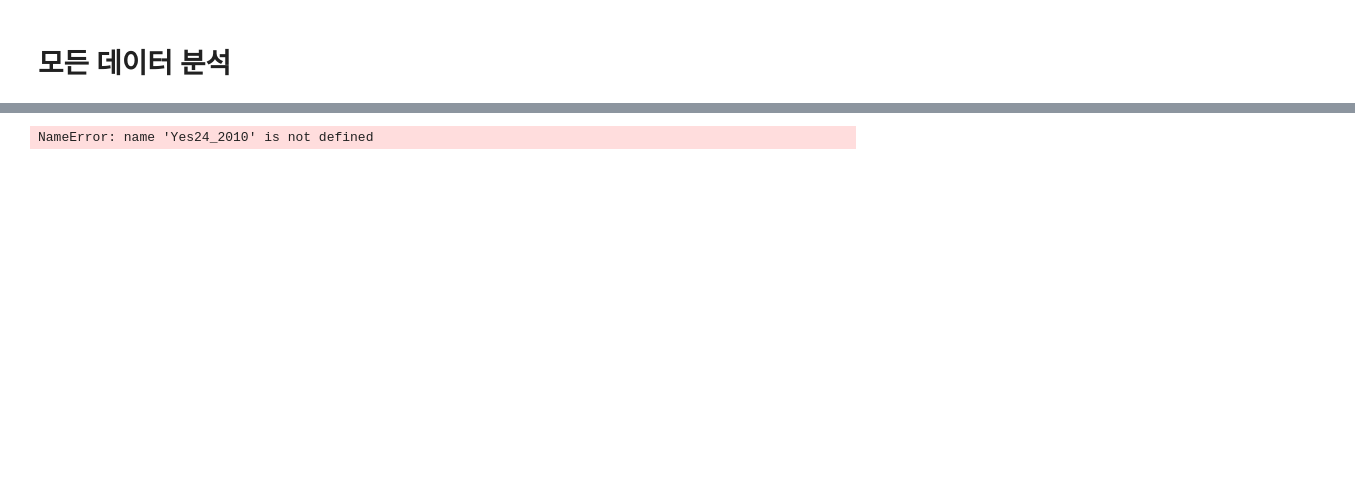
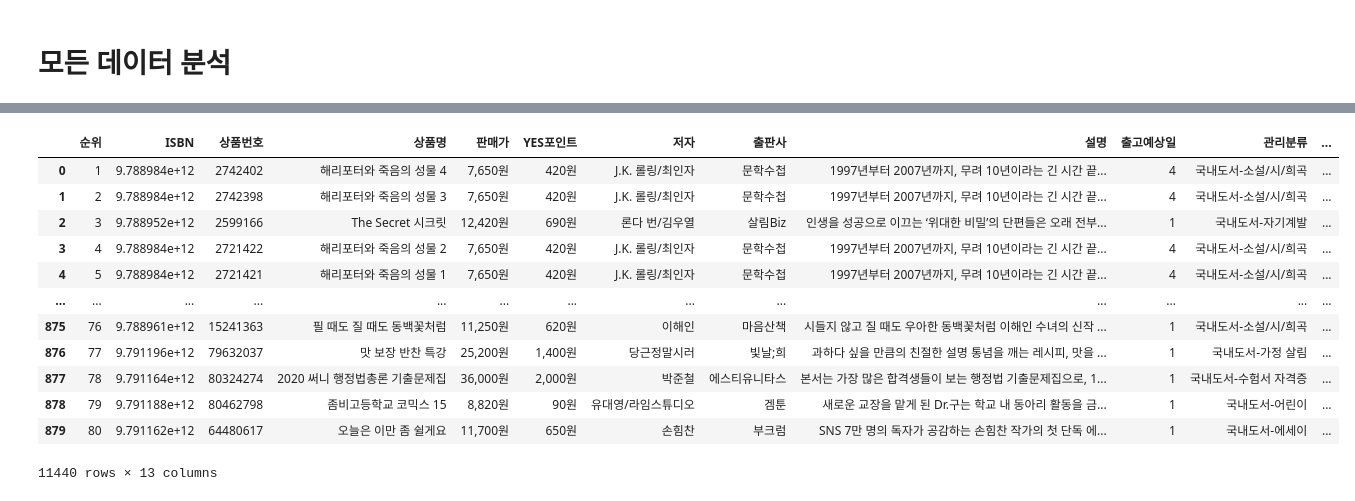
Before and after one commit to twg12/Bestseller-Analysis, a Jupyter notebook: Yes24 Bestseller/Total.ipynb, the cells around one changed output, grey strips where cells are left out. Cells and saved outputs as stored; diff of their text form; code cells hidden in the pictures; blank space fills up the shorter version.

```diff
--- a/Yes24 Bestseller/Total.ipynb
+++ b/Yes24 Bestseller/Total.ipynb
@@ -405,6 +556,26 @@ Yes24_201809 = pd.read_csv('201809.csv', encoding = 'cp949')
 Yes24_201810 = pd.read_csv('201810.csv', encoding = 'cp949')
 Yes24_201811 = pd.read_csv('201811.csv', encoding = 'cp949')
 Yes24_201812 = pd.read_csv('201812.csv', encoding = 'cp949')
+# %%
+List_2018 = [Yes24_201801, Yes24_201802, Yes24_201803, Yes24_201804, Yes24_201805, Yes24_201806, Yes24_201807, Yes24_201808, Yes24_201809, Yes24_201810, Yes24_201811, Yes24_201812]
+
+Yes24_2018 = pd.concat([Yes24_201801, Yes24_201802, Yes24_201803, Yes24_201804, Yes24_201805, Yes24_201806, Yes24_201807, Yes24_201808, Yes24_201809, Yes24_201810, Yes24_201811, Yes24_201812], ignore_index=True)
+
+for bs_list in List_2018:
+        bs_list['Year'] = '2018'
+
+Yes24_201801['Month'] = 1
+Yes24_201802['Month'] = 2
+Yes24_201803['Month'] = 3
+Yes24_201804['Month'] = 4
+Yes24_201805['Month'] = 5
+Yes24_201806['Month'] = 6
+Yes24_201807['Month'] = 7
+Yes24_201808['Month'] = 8
+Yes24_201809['Month'] = 9
+Yes24_201810['Month'] = 10
+Yes24_201811['Month'] = 11
+Yes24_201812['Month'] = 12
 # %%
 Yes24_201901 = pd.read_csv('201901.csv', encoding = 'cp949')
 Yes24_201902 = pd.read_csv('201902.csv', encoding = 'cp949')
@@ -417,3 +588,10 @@ Yes24_201908 = pd.read_csv('201908.csv', encoding = 'cp949')
 Yes24_201909 = pd.read_csv('201909.csv', encoding = 'cp949')
 Yes24_201910 = pd.read_csv('201910.csv', encoding = 'cp949')
 Yes24_201911 = pd.read_csv('201911.csv', encoding = 'cp949')
+# %%
+List_2019 = [Yes24_201901, Yes24_201902, Yes24_201903, Yes24_201904, Yes24_201905, Yes24_201906, Yes24_201907, Yes24_201908, Yes24_201909, Yes24_201910, Yes24_201911]
+
+Yes24_2019 = pd.concat([Yes24_201901, Yes24_201902, Yes24_201903, Yes24_201904, Yes24_201905, Yes24_201906, Yes24_201907, Yes24_201908, Yes24_201909, Yes24_201910, Yes24_201911], ignore_index=True)
+
+for bs_list in List_2019:
+        bs_list['Year'] = '2019'
@@ -420,5 +610,17 @@ Yes24_201911 = pd.read_csv('201911.csv', encoding = 'cp949')
 # %%
-Total = pd.concat([Yes24_2008, Yes24_2009, Yes24_2010, Yes24_2011, Yes24_2012, Yes24_2013, Yes24_2014, Yes24_2015, Yes24_2016,Yes24_2017,Yes24_2018,Yes24_2019,], sort = False)
-Total.head(1)
+Total = pd.concat([Yes24_2008, Yes24_2009, Yes24_2010, Yes24_2011, Yes24_2012, Yes24_2013, Yes24_2014, Yes24_2015, Yes24_2016,Yes24_2017,Yes24_2018,Yes24_2019], sort = False)
+Total
 # %% [output]
+|  | 순위 | ISBN | 상품번호 | 상품명 | 판매가 | YES포인트 | 저자 | 출판사 | 설명 | 출고예상일 | 관리분류 | ... |
+| 0 | 1 | 9.788984e+12 | 2742402 | 해리포터와 죽음의 성물 4 | 7,650원 | 420원 | J.K. 롤링/최인자 | 문학수첩 | 1997년부터 2007년까지, 무려 10년이라는 긴 시간 끝... | 4 | 국내도서-소설/시/희곡 | ... |
+| 1 | 2 | 9.788984e+12 | 2742398 | 해리포터와 죽음의 성물 3 | 7,650원 | 420원 | J.K. 롤링/최인자 | 문학수첩 | 1997년부터 2007년까지, 무려 10년이라는 긴 시간 끝... | 4 | 국내도서-소설/시/희곡 | ... |
+| 2 | 3 | 9.788952e+12 | 2599166 | The Secret 시크릿 | 12,420원 | 690원 | 론다 번/김우열 | 살림Biz | 인생을 성공으로 이끄는 ‘위대한 비밀’의 단편들은 오래 전부... | 1 | 국내도서-자기계발 | ... |
+| 3 | 4 | 9.788984e+12 | 2721422 | 해리포터와 죽음의 성물 2 | 7,650원 | 420원 | J.K. 롤링/최인자 | 문학수첩 | 1997년부터 2007년까지, 무려 10년이라는 긴 시간 끝... | 4 | 국내도서-소설/시/희곡 | ... |
+| 4 | 5 | 9.788984e+12 | 2721421 | 해리포터와 죽음의 성물 1 | 7,650원 | 420원 | J.K. 롤링/최인자 | 문학수첩 | 1997년부터 2007년까지, 무려 10년이라는 긴 시간 끝... | 4 | 국내도서-소설/시/희곡 | ... |
+| ... | ... | ... | ... | ... | ... | ... | ... | ... | ... | ... | ... | ... |
+| 875 | 76 | 9.788961e+12 | 15241363 | 필 때도 질 때도 동백꽃처럼 | 11,250원 | 620원 | 이해인 | 마음산책 | 시들지 않고 질 때도 우아한 동백꽃처럼 이해인 수녀의 신작 ... | 1 | 국내도서-소설/시/희곡 | ... |
+| 876 | 77 | 9.791196e+12 | 79632037 | 맛 보장 반찬 특강 | 25,200원 | 1,400원 | 당근정말시러 | 빛날;희 | 과하다 싶을 만큼의 친절한 설명 통념을 깨는 레시피, 맛을 ... | 1 | 국내도서-가정 살림 | ... |
+| 877 | 78 | 9.791164e+12 | 80324274 | 2020 써니 행정법총론 기출문제집 | 36,000원 | 2,000원 | 박준철 | 에스티유니타스 | 본서는 가장 많은 합격생들이 보는 행정법 기출문제집으로, 1... | 1 | 국내도서-수험서 자격증 | ... |
+| 878 | 79 | 9.791188e+12 | 80462798 | 좀비고등학교 코믹스 15 | 8,820원 | 90원 | 유대영/라임스튜디오 | 겜툰 | 새로운 교장을 맡게 된 Dr.구는 학교 내 동아리 활동을 금... | 1 | 국내도서-어린이 | ... |
+| 879 | 80 | 9.791162e+12 | 64480617 | 오늘은 이만 좀 쉴게요 | 11,700원 | 650원 | 손힘찬 | 부크럼 | SNS 7만 명의 독자가 공감하는 손힘찬 작가의 첫 단독 에... | 1 | 국내도서-에세이 | ... |
-NameError: name 'Yes24_2010' is not defined
+11440 rows × 13 columns
```
Also changed, not shown: parts of 20 cells of this notebook.
